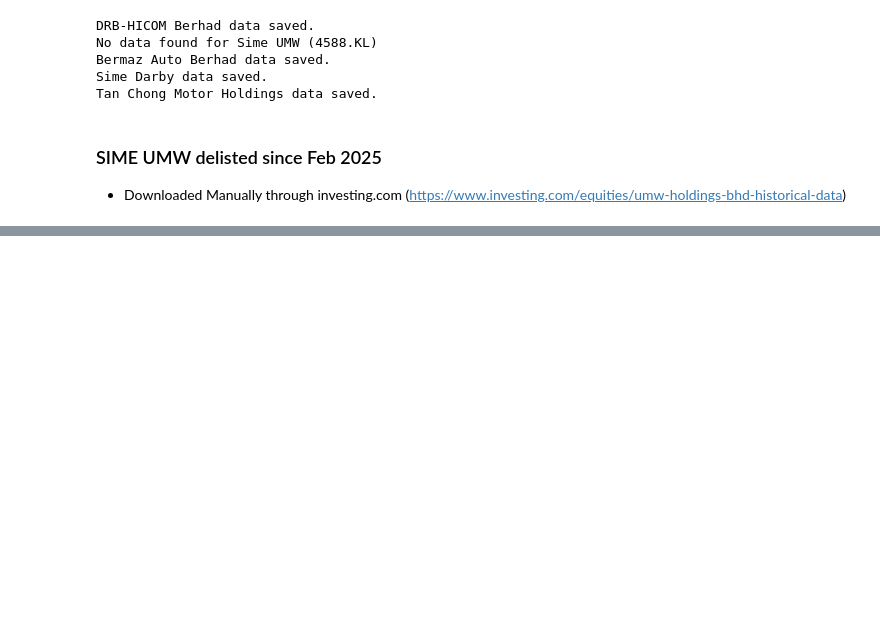
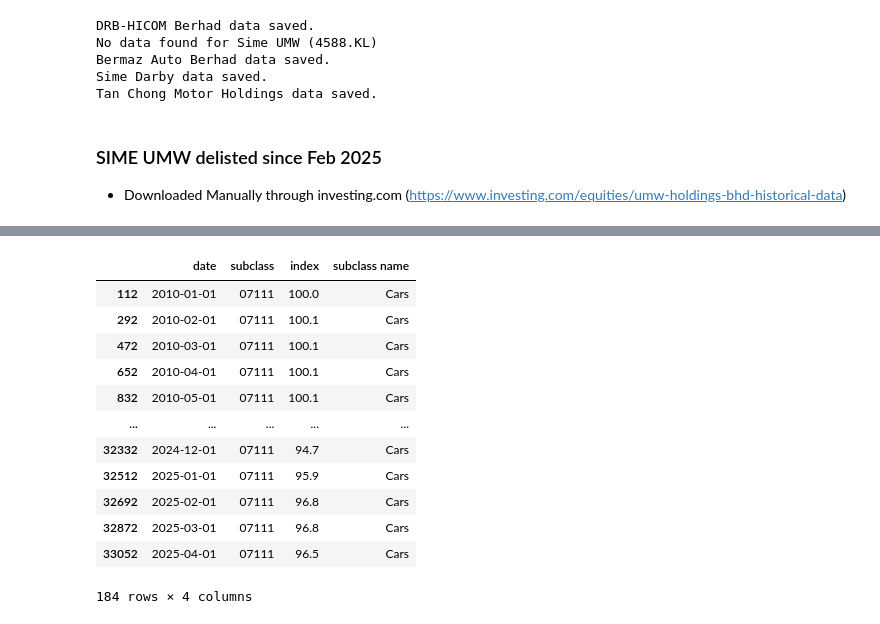
Before and after one commit to yejui626/automotive-bursa, a Jupyter notebook: data-extraction.ipynb, the cells around one changed output, grey strips where cells are left out. Drawn from its saved outputs; the diff is of its cells as text; code cells hidden in the pictures; blank space fills up the shorter version.

```diff
--- a/data-extraction.ipynb
+++ b/data-extraction.ipynb
@@ -184,0 +233,9 @@ Tan Chong Motor Holdings data saved.
+# %%
+import pandas as pd
+
+URL_DATA = 'https://storage.dosm.gov.my/cpi/cpi_5d.parquet'
+
+df = pd.read_parquet(URL_DATA)
+if 'date' in df.columns: df['date'] = pd.to_datetime(df['date'])
+
+df
@@ -184,0 +256,21 @@ Tan Chong Motor Holdings data saved.
+# %%
+# Filter rows where subclass is '07111'
+cars_cpi = df[df['subclass'] == '07111'].copy()
+
+# Add new column
+cars_cpi['subclass name'] = 'Cars'
+cars_cpi
+# %% [output]
+|  | date | subclass | index | subclass name |
+| 112 | 2010-01-01 | 07111 | 100.0 | Cars |
+| 292 | 2010-02-01 | 07111 | 100.1 | Cars |
+| 472 | 2010-03-01 | 07111 | 100.1 | Cars |
+| 652 | 2010-04-01 | 07111 | 100.1 | Cars |
+| 832 | 2010-05-01 | 07111 | 100.1 | Cars |
+| ... | ... | ... | ... | ... |
+| 32332 | 2024-12-01 | 07111 | 94.7 | Cars |
+| 32512 | 2025-01-01 | 07111 | 95.9 | Cars |
+| 32692 | 2025-02-01 | 07111 | 96.8 | Cars |
+| 32872 | 2025-03-01 | 07111 | 96.8 | Cars |
+| 33052 | 2025-04-01 | 07111 | 96.5 | Cars |
+184 rows × 4 columns
```
Also changed, not shown: parts of 12 cells of this notebook, 29 other files.
